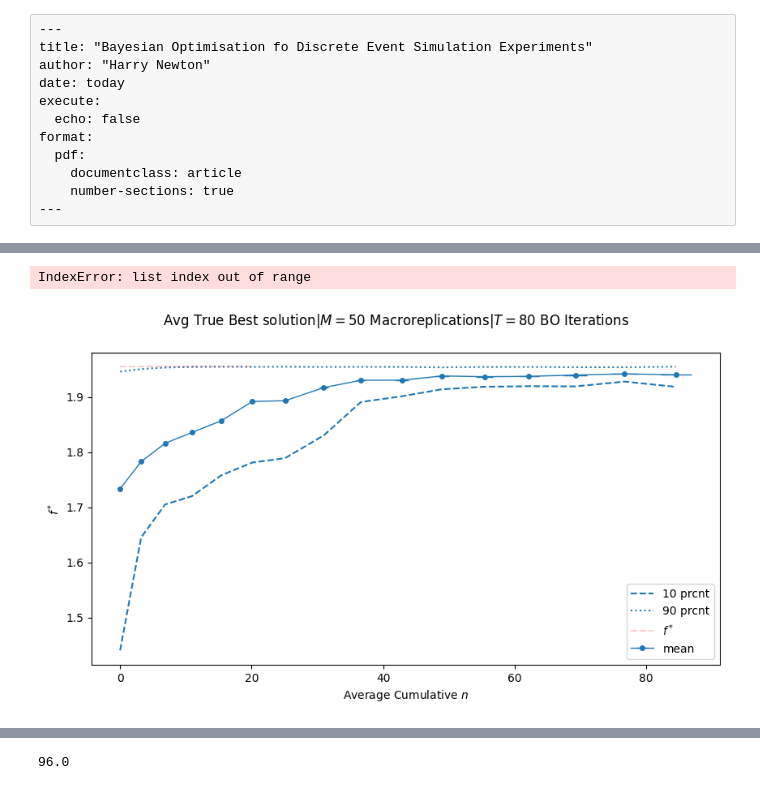
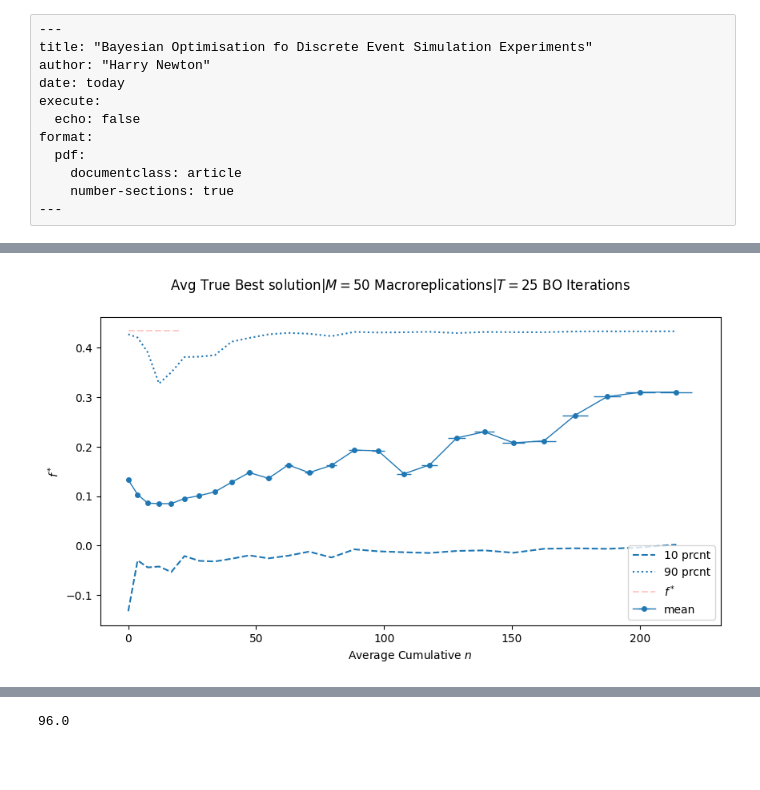
Before and after one commit to BazzahN/DES_BO, a Jupyter notebook: analysis.ipynb, the cells around one changed output, grey strips where cells are left out. Cells and saved outputs as stored; diff of their text form; code cells hidden in the pictures; blank space fills up the shorter version.

```diff
--- a/analysis.ipynb
+++ b/analysis.ipynb
@@ -32,7 +32,7 @@ import json
 import pandas as pd
 import re
 # %%
-EXP_NAME = "HetGP_k10_n2"
+EXP_NAME = "HetGP_k10_reps"
 M = 50
 
 #Import Experimental paramaters
@@ -293,8 +282,6 @@ data_analysis['cost_cumsum'] = cost_cumsum
 		#sum = torch.cumsum(data['cost'],dim=1)[:,(k-1):]
 		#normalised_sum = sum - sum[:,0].broadcast_to(sum.shape[:-1]).unsqueeze(-1)
 		#data['cost_cumsum'] = normalised_sum
-# %% [output]
-IndexError: list index out of range
 # %%
 import pandas as pd
 import seaborn as sns
@@ -323,8 +310,11 @@ df = pd.DataFrame(records)
 #NOTE: Average True best against cumulative n
 #TODO: Also plot y against number of iterations
 fig, ax = plt.subplots(1, 1, figsize=(10, 5))
-x_optim = 0.53701
-y_optim = 1.9550161888917177
+# x_optim = 0.53701
+# y_optim = 1.9550161888917177
+
+x_optim = 0.279084
+y_optim = 0.434401
 
 colours = ["C0", "C1", "C2", "C3"]
 
@@ -365,34 +355,34 @@ ax.plot(
 		linestyle='--',
 		)
 ax.plot(
 		n_cumsum.squeeze(-1),
 		#torch.range(0,T),
 		#f_strs_median.squeeze(-1),
 		fst_std_err.squeeze(-1)[1],
 		#label="median",
 		label="90 prcnt",
 		color=colours[0],
 		linestyle=':'
 		)
 # ax.plot(
 # 		n_cumsum.squeeze(-1),
 # 		#torch.range(0,T),
 # 	 	f_strs_median.squeeze(-1),
 # 		label="median",
 # 		color=colours[0],
 # 	 )
 ax.hlines(y=y_optim,xmin=0,xmax=20,color='r',linestyles='--',label="$f^*$",alpha=0.2)
 ax.legend(loc="lower right")
 ax.set_xlabel("Average Cumulative $n$")
 #ax.set_xlabel("Iteration $t$")
 ax.set_ylabel("$f^*$")
 #ax.set_ylim(1.2,1.25)
 best_loc = outdir / "trace_plot.png"
 fig.suptitle(f"Avg True Best solution|$M=${M} Macroreplications|$T=${T} BO Iterations")
 plt.savefig(best_loc ,bbox_inches="tight", dpi=200 )
 #plt.close()
 # %% [output]
-[figure, old version]
+[figure, new version]
 # %%
 #NOTE: Plotting average true best against median
 
```
Also changed, not shown: parts of 17 cells of this notebook, 8 other files.
